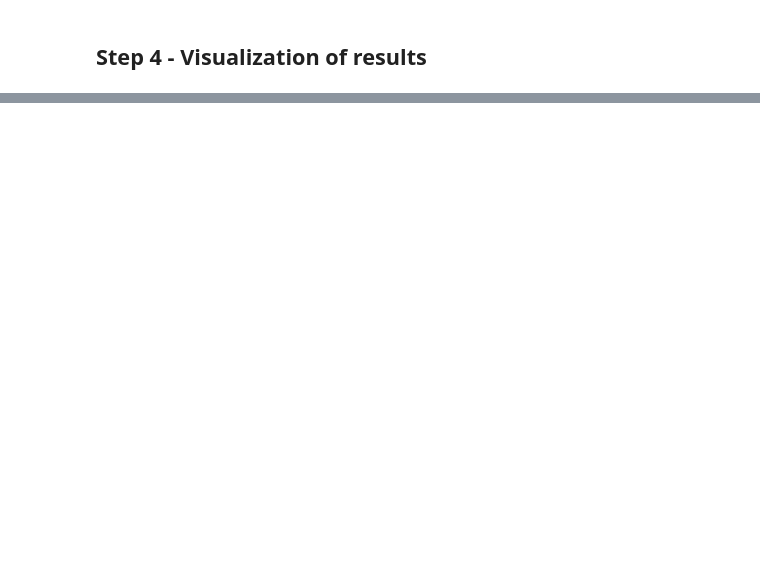
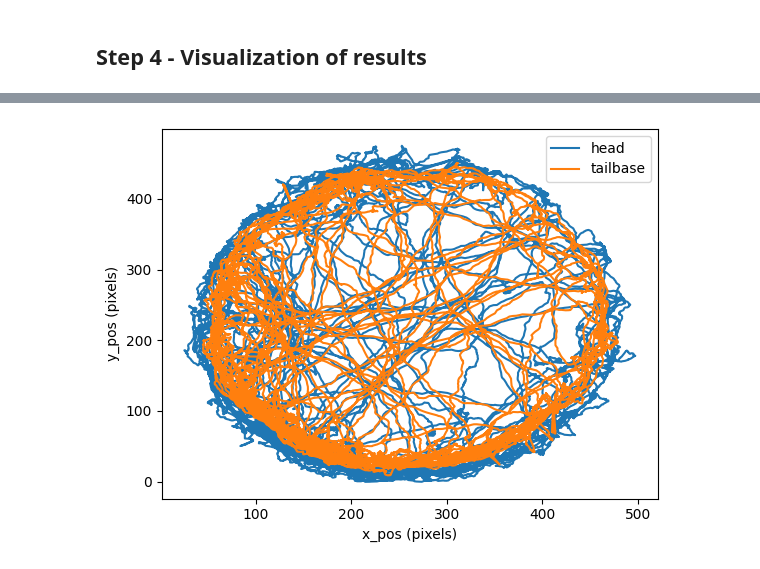
Before and after one commit to datajoint/element-deeplabcut, a Jupyter notebook: notebooks/tutorial.ipynb, the cells around one changed output, grey strips where cells are left out. Cells and saved outputs as stored; diff of their text form; code cells hidden in the pictures; blank space fills up the shorter version.

```diff
--- a/notebooks/tutorial.ipynb
+++ b/notebooks/tutorial.ipynb
@@ -219,0 +308,9 @@ df_flat.plot(x='Tailbase_x',y='Tailbase_y', ax=ax)
+# %%
+plt.plot(head_data['x_pos'], head_data['y_pos'], label='head')
+plt.plot(tail_data['x_pos'], tail_data['y_pos'], label='tailbase')
+plt.xlabel('x_pos (pixels)')
+plt.ylabel('y_pos (pixels)')
+plt.legend()
+plt.show()
+# %% [output]
+[figure, added]
```
Also changed, not shown: parts of 34 cells of this notebook.
